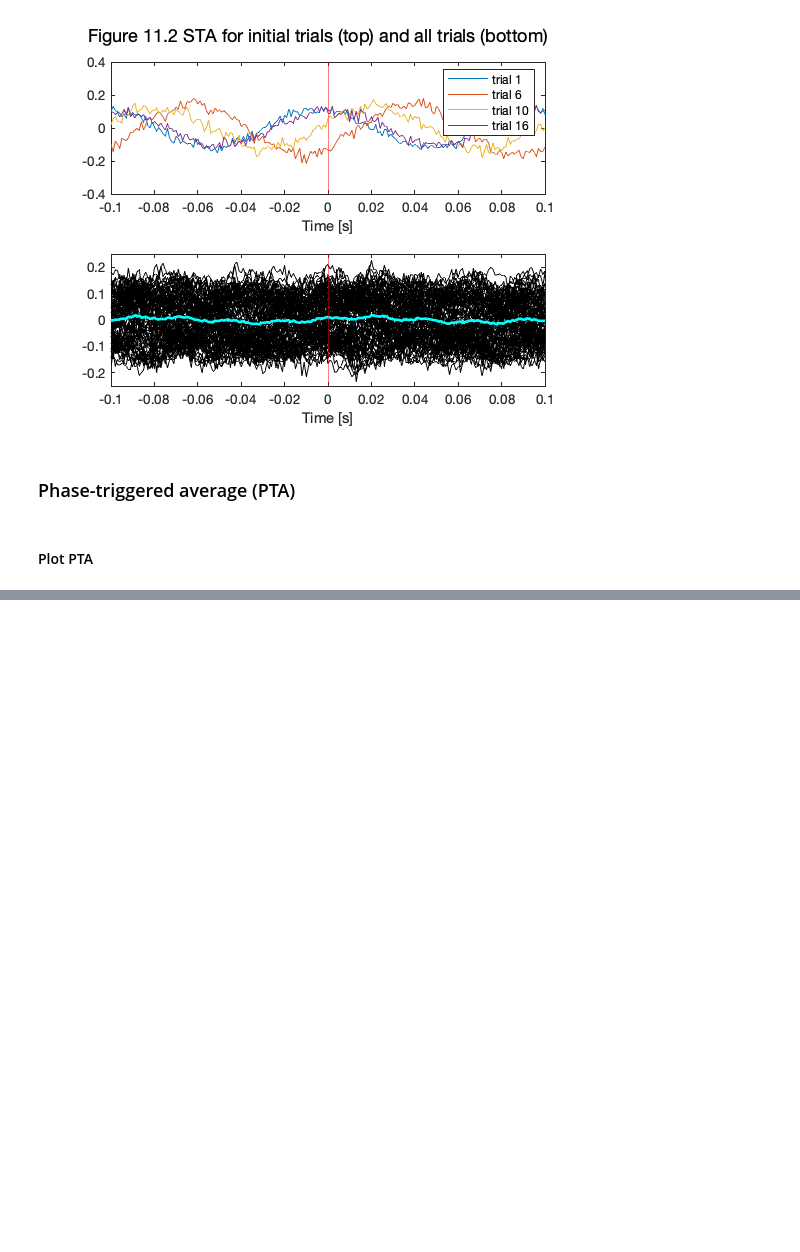
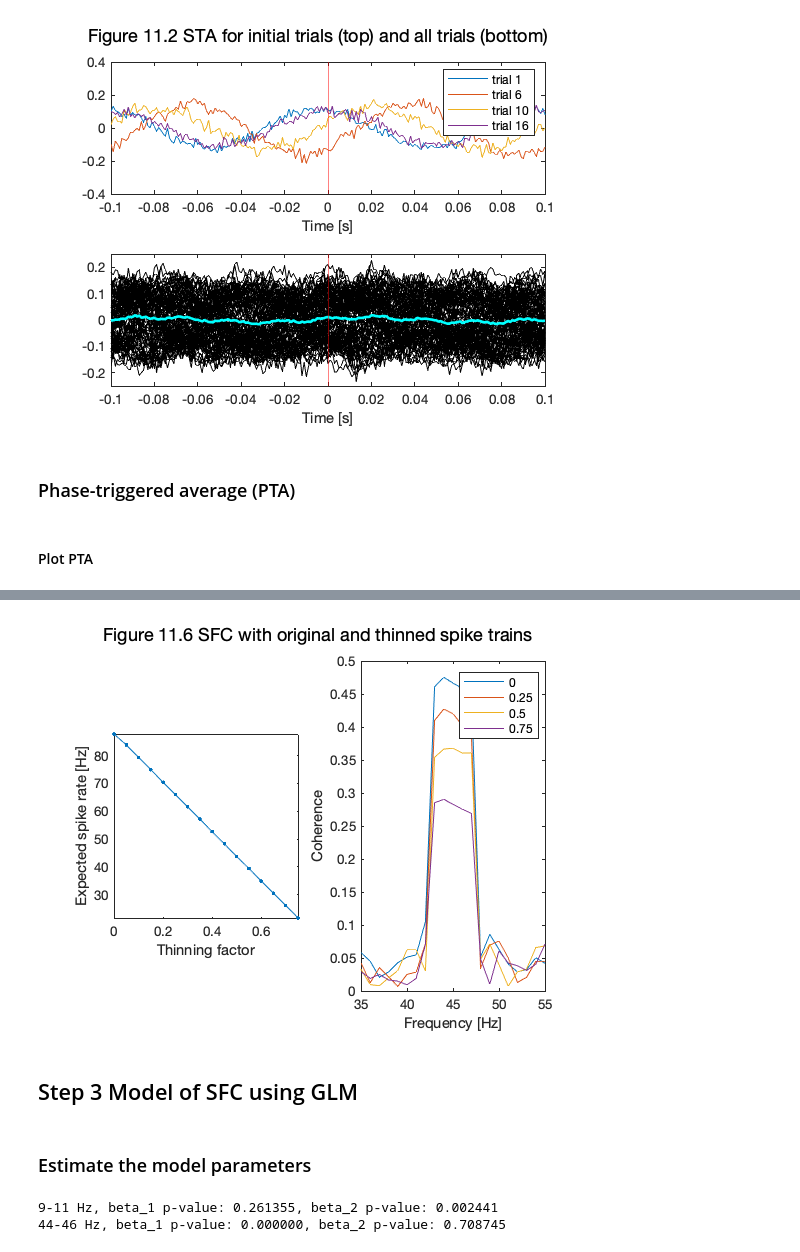
Before and after one commit to jiecui/Case-Studies-Kramer-Eden, a Jupyter notebook: Chapter11/Chapter_11.ipynb, the cells around one changed output, grey strips where cells are left out. Cells and saved outputs as stored; diff of their text form; code cells hidden in the pictures; blank space fills up the shorter version.

Commit message:
added STA, PTA and glm model funs

```diff
--- a/Chapter11/Chapter_11.ipynb
+++ b/Chapter11/Chapter_11.ipynb
@@ -110,0 +169,72 @@ title('Figure 11.3 FTA for LFP')
+# %%
+load('Ch11-spikes-LFP-1.mat') % load the multiscale dat
+dt = t(2) - t(1);
+N = size(y, 2);
+
+thinning_factor = 0:.05:.75; %Choose a thinning factor.
+num_tf = length(thinning_factor);
+lambda = zeros(1, num_tf);
+C_tf = zeros(num_tf, length(f));
+
+for j = 1:num_tf
+    tf_j = thinning_factor(j);
+    n_j = n;
+
+    for k = 1:size(n_j, 1) %For each trial,
+        spikes = find(n_j(k, :) == 1); %...find the spikes.
+        n_spikes = length(spikes); %...determine # of spikes.
+        spikes = spikes(randperm(n_spikes)); %...permute spikes indices,
+        n_remove = floor(tf_j * n_spikes); %...# spikes to remove,
+        n_j(k, spikes(1:1 + n_remove)) = 0; %... remove the spikes.
+    end % for
+
+    lambda(j) = mean(sum(n_j, 2)) / (N * dt);
+    C_tf(j, :) = coherencycpb(y.', n_j.', params);
+
+end % for
+# %%
+figure
+subplot(1, 2, 1)
+plot(thinning_factor, lambda, '.-')
+axis tight
+axis square
+xlabel('Thinning factor')
+ylabel('Expected spike rate [Hz]')
+
+subplot(1, 2, 2)
+idx = ismember(thinning_factor, [0, .25, .5, .75]);
+plot(f, C_tf(idx, :).')
+legend(["0", "0.25", "0.5", "0.75"])
+xlim([35, 55])
+ylim([0, .5])
+xlabel('Frequency [Hz]')
+ylabel('Coherence')
+
+sgtitle('Figure 11.6 SFC with original and thinned spike trains')
+# %% [output]
+[figure, added]
+# %% [markdown]
+## Step 3 Model of SFC using GLM
+# %% [markdown]
+### Estimate the model parameters
+# %%
+load('Ch11-spikes-LFP-1.mat') % load the multiscale dat
+
+% 9-11 Hz
+pb1 = [9, 11]; %Set the passband,
+[pta1, phase1, phi1] = phase_triggered_average(n, y, t, pb1);
+[md1, ev1] = spike_field_glm(n, phi1);
+
+fprintf('9-11 Hz, beta_1 p-value: %f, beta_2 p-value: %f\n', ...
+    md1.stats.p(2), md1.stats.p(3))
+
+% 44-46 Hz
+pb2 = [44, 46]; %Set the passband,
+[pta2, phase2, phi2] = phase_triggered_average(n, y, t, pb2);
+[md2, ev2] = spike_field_glm(n, phi2);
+
+fprintf('44-46 Hz, beta_1 p-value: %f, beta_2 p-value: %f\n', ...
+    md2.stats.p(2), md2.stats.p(3))
+# %% [output]
+9-11 Hz, beta_1 p-value: 0.261355, beta_2 p-value: 0.002441
+44-46 Hz, beta_1 p-value: 0.000000, beta_2 p-value: 0.708745
```
Also changed, not shown: parts of 21 cells of this notebook, 3 other files.
